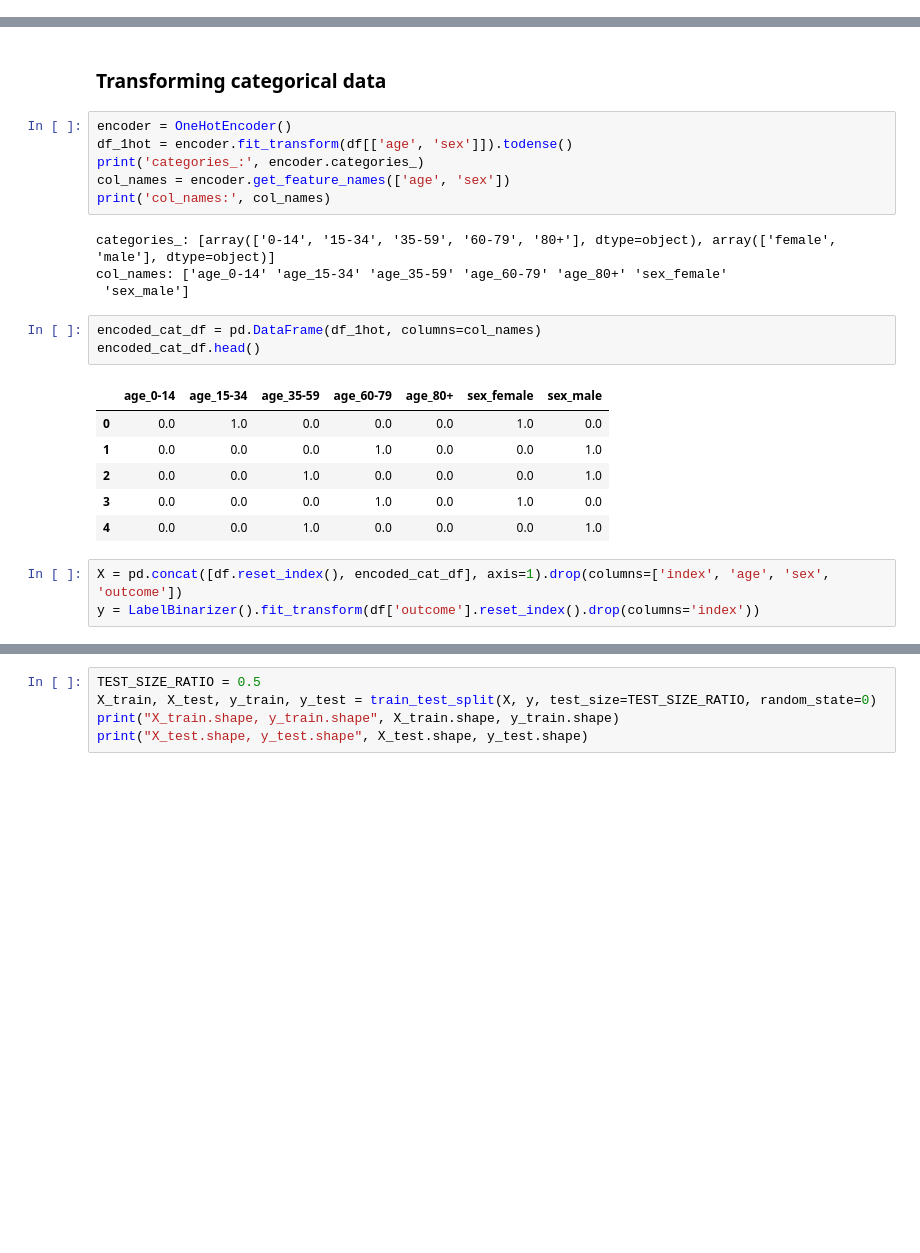
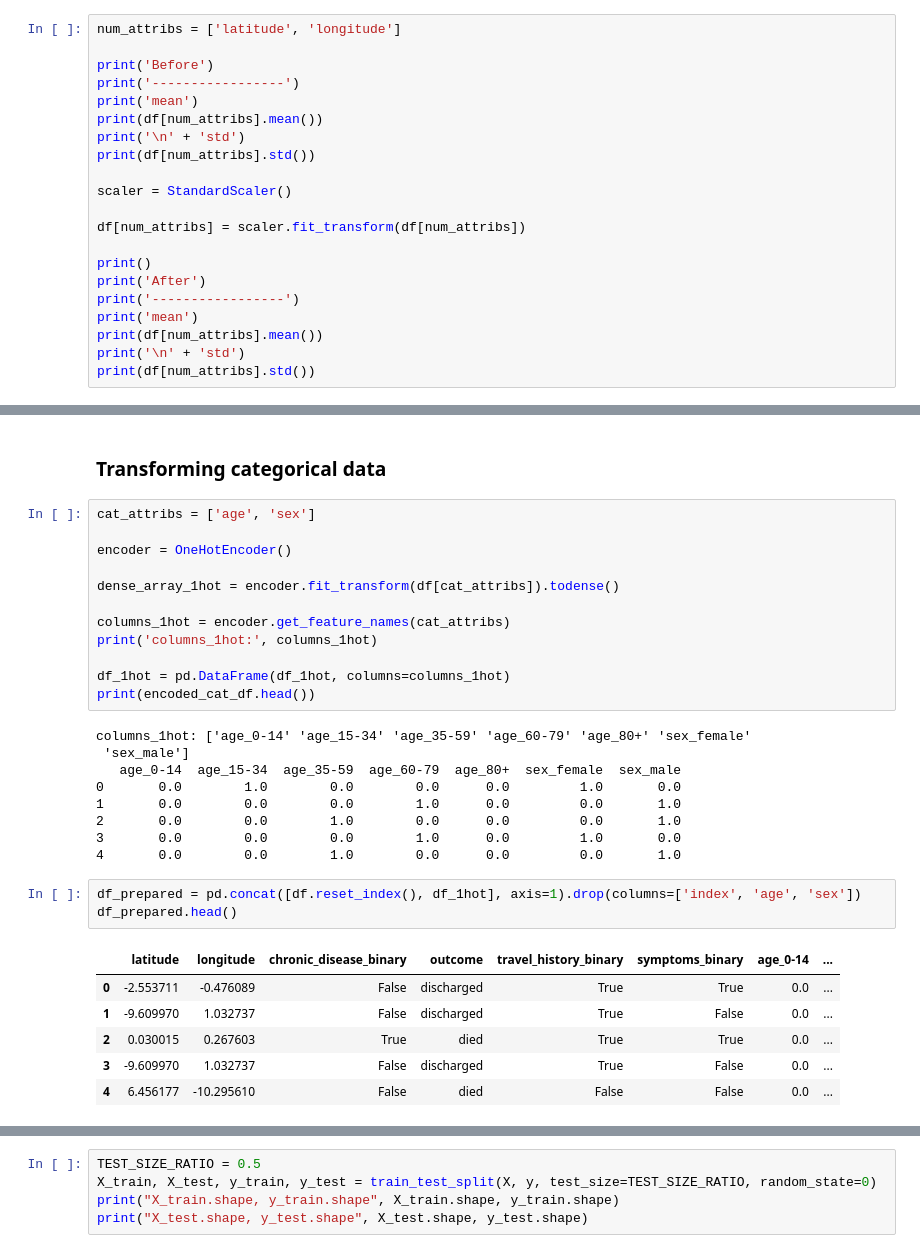
Before and after one commit to mattchap2/machine-learning, a Jupyter notebook: source-code.ipynb, the cells around one changed output, grey strips where cells are left out. Saved outputs shown, nothing was run; the diff lists cells and outputs as text; blank space fills up the shorter version.

```diff
--- a/source-code.ipynb
+++ b/source-code.ipynb
@@ -953,0 +970,21 @@ df.head()
+# %%
+num_attribs = ['latitude', 'longitude']
+
+print('Before')
+print('-----------------')
+print('mean')
+print(df[num_attribs].mean())
+print('\n' + 'std')
+print(df[num_attribs].std())
+
+scaler = StandardScaler()
+
+df[num_attribs] = scaler.fit_transform(df[num_attribs])
+
+print()
+print('After')
+print('-----------------')
+print('mean')
+print(df[num_attribs].mean())
+print('\n' + 'std')
+print(df[num_attribs].std())
@@ -954,25 +1009,33 @@ df.head()
 # %% [markdown]
 ### Transforming categorical data
-# %%
-encoder = OneHotEncoder()
-df_1hot = encoder.fit_transform(df[['age', 'sex']]).todense()
-print('categories_:', encoder.categories_)
-col_names = encoder.get_feature_names(['age', 'sex'])
-print('col_names:', col_names)
-# %% [output]
-categories_: [array(['0-14', '15-34', '35-59', '60-79', '80+'], dtype=object), array(['female', 'male'], dtype=object)]
-col_names: ['age_0-14' 'age_15-34' 'age_35-59' 'age_60-79' 'age_80+' 'sex_female'
- 'sex_male']
-# %%
-encoded_cat_df = pd.DataFrame(df_1hot, columns=col_names)
-encoded_cat_df.head()
-# %% [output]
-|  | age_0-14 | age_15-34 | age_35-59 | age_60-79 | age_80+ | sex_female | sex_male |
-| 0 | 0.0 | 1.0 | 0.0 | 0.0 | 0.0 | 1.0 | 0.0 |
-| 1 | 0.0 | 0.0 | 0.0 | 1.0 | 0.0 | 0.0 | 1.0 |
-| 2 | 0.0 | 0.0 | 1.0 | 0.0 | 0.0 | 0.0 | 1.0 |
-| 3 | 0.0 | 0.0 | 0.0 | 1.0 | 0.0 | 1.0 | 0.0 |
-| 4 | 0.0 | 0.0 | 1.0 | 0.0 | 0.0 | 0.0 | 1.0 |
+# %%
+cat_attribs = ['age', 'sex']
+
+encoder = OneHotEncoder()
+
+dense_array_1hot = encoder.fit_transform(df[cat_attribs]).todense()
+
+columns_1hot = encoder.get_feature_names(cat_attribs)
+print('columns_1hot:', columns_1hot)
+
+df_1hot = pd.DataFrame(df_1hot, columns=columns_1hot)
+print(encoded_cat_df.head())
+# %% [output]
+columns_1hot: ['age_0-14' 'age_15-34' 'age_35-59' 'age_60-79' 'age_80+' 'sex_female'
+ 'sex_male']
+   age_0-14  age_15-34  age_35-59  age_60-79  age_80+  sex_female  sex_male
+0       0.0        1.0        0.0        0.0      0.0         1.0       0.0
+1       0.0        0.0        0.0        1.0      0.0         0.0       1.0
+2       0.0        0.0        1.0        0.0      0.0         0.0       1.0
+3       0.0        0.0        0.0        1.0      0.0         1.0       0.0
+4       0.0        0.0        1.0        0.0      0.0         0.0       1.0
 # %%
-X = pd.concat([df.reset_index(), encoded_cat_df], axis=1).drop(columns=['index', 'age', 'sex', 'outcome'])
-y = LabelBinarizer().fit_transform(df['outcome'].reset_index().drop(columns='index'))
+df_prepared = pd.concat([df.reset_index(), df_1hot], axis=1).drop(columns=['index', 'age', 'sex'])
+df_prepared.head()
+# %% [output]
+|  | latitude | longitude | chronic_disease_binary | outcome | travel_history_binary | symptoms_binary | age_0-14 | ... |
+| 0 | -2.553711 | -0.476089 | False | discharged | True | True | 0.0 | ... |
+| 1 | -9.609970 | 1.032737 | False | discharged | True | False | 0.0 | ... |
+| 2 | 0.030015 | 0.267603 | True | died | True | True | 0.0 | ... |
+| 3 | -9.609970 | 1.032737 | False | discharged | True | False | 0.0 | ... |
+| 4 | 6.456177 | -10.295610 | False | died | False | False | 0.0 | ... |
```
Also changed, not shown: parts of 19 cells of this notebook.
